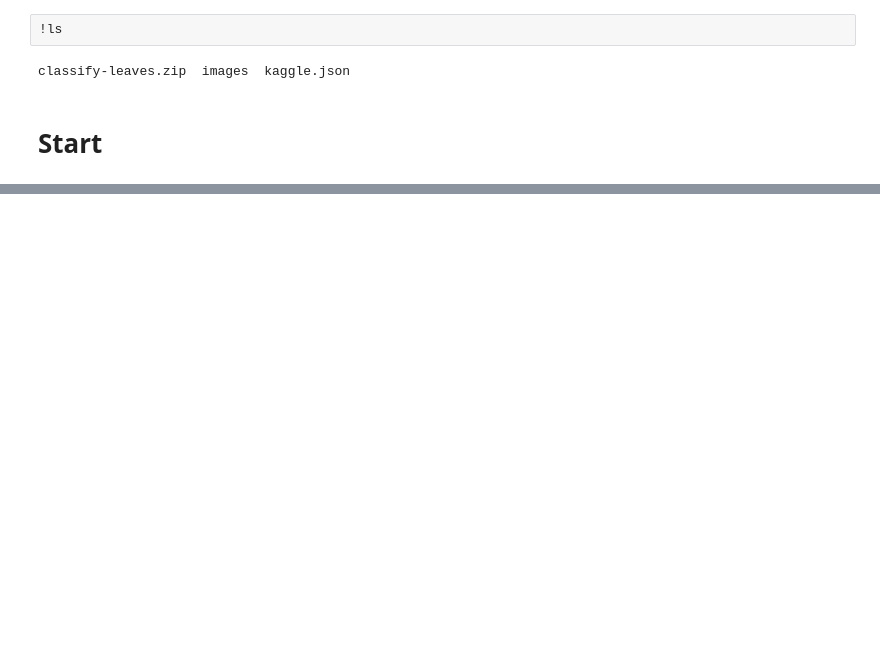
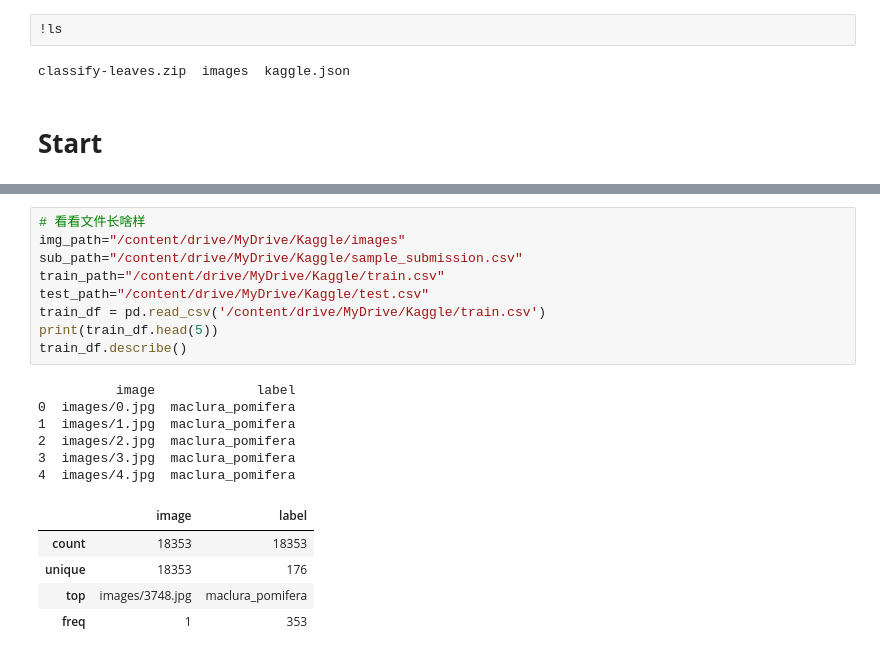
Before and after one commit to 2714830587-xh/CLRS-GG, a Jupyter notebook: Kaggle_dataloader.ipynb, the cells around one changed output, grey strips where cells are left out. Cells and saved outputs as stored; diff of their text form; blank space fills up the shorter version.

```diff
--- a/Kaggle_dataloader.ipynb
+++ b/Kaggle_dataloader.ipynb
@@ -53,0 +92,21 @@ classify-leaves.zip  images  kaggle.json
+# %%
+# 看看文件长啥样
+img_path="/content/drive/MyDrive/Kaggle/images"
+sub_path="/content/drive/MyDrive/Kaggle/sample_submission.csv"
+train_path="/content/drive/MyDrive/Kaggle/train.csv"
+test_path="/content/drive/MyDrive/Kaggle/test.csv"
+train_df = pd.read_csv('/content/drive/MyDrive/Kaggle/train.csv')
+print(train_df.head(5))
+train_df.describe()
+# %% [output]
+          image             label
+0  images/0.jpg  maclura_pomifera
+1  images/1.jpg  maclura_pomifera
+2  images/2.jpg  maclura_pomifera
+3  images/3.jpg  maclura_pomifera
+4  images/4.jpg  maclura_pomifera
+|  | image | label |
+| count | 18353 | 18353 |
+| unique | 18353 | 176 |
+| top | images/3748.jpg | maclura_pomifera |
+| freq | 1 | 353 |
```
Also changed, not shown: parts of 17 cells of this notebook.
